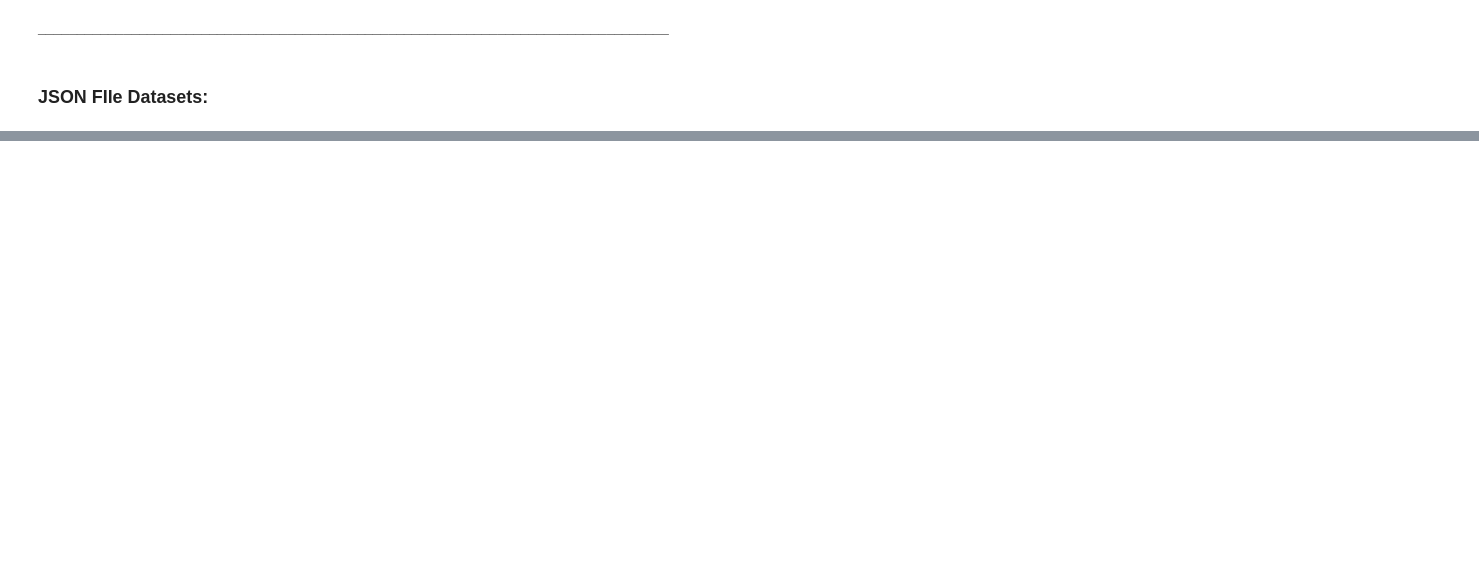
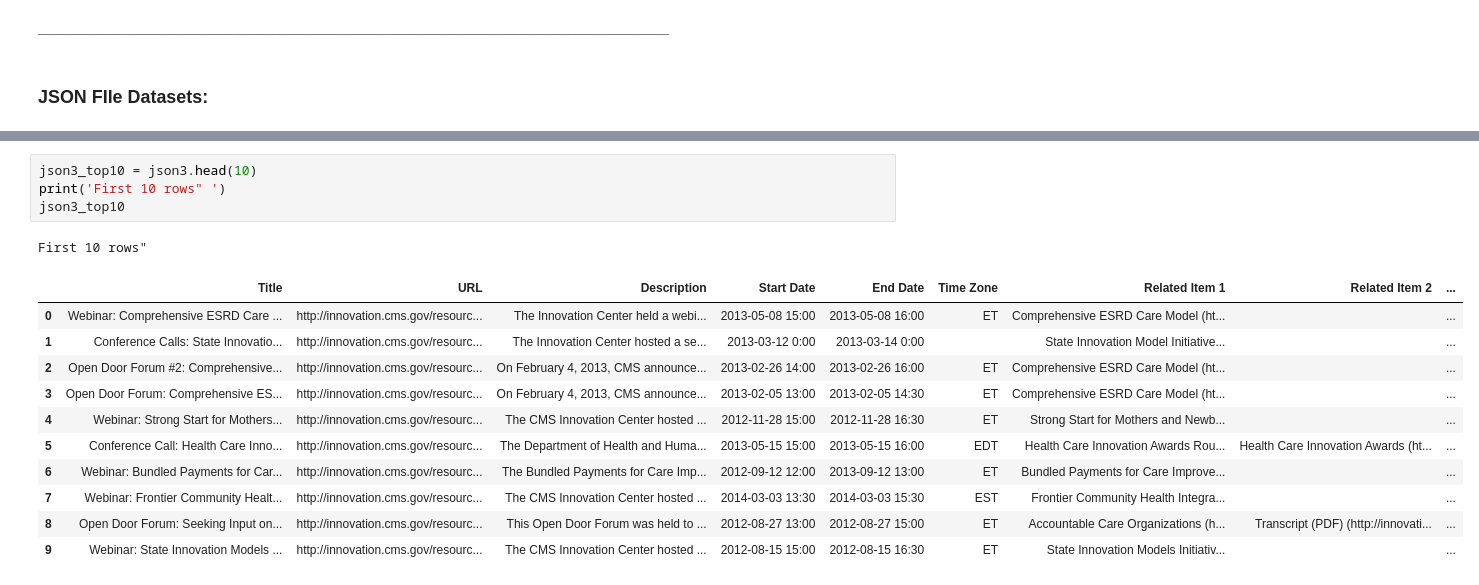
Before and after one commit to c-susan/datasci_1_loading, a Jupyter notebook: hha507_assignment1.ipynb, the cells around one changed output, grey strips where cells are left out. Cells and saved outputs as stored; diff of their text form; blank space fills up the shorter version.

```diff
--- a/hha507_assignment1.ipynb
+++ b/hha507_assignment1.ipynb
@@ -142,0 +348,17 @@ First 10 rows:
+# %%
+json3_top10 = json3.head(10)
+print('First 10 rows" ')
+json3_top10
+# %% [output]
+First 10 rows"
+|  | Title | URL | Description | Start Date | End Date | Time Zone | Related Item 1 | Related Item 2 | ... |
+| 0 | Webinar: Comprehensive ESRD Care ... | http://innovation.cms.gov/resourc... | The Innovation Center held a webi... | 2013-05-08 15:00 | 2013-05-08 16:00 | ET | Comprehensive ESRD Care Model (ht... |  | ... |
+| 1 | Conference Calls: State Innovatio... | http://innovation.cms.gov/resourc... | The Innovation Center hosted a se... | 2013-03-12 0:00 | 2013-03-14 0:00 |  | State Innovation Model Initiative... |  | ... |
+| 2 | Open Door Forum #2: Comprehensive... | http://innovation.cms.gov/resourc... | On February 4, 2013, CMS announce... | 2013-02-26 14:00 | 2013-02-26 16:00 | ET | Comprehensive ESRD Care Model (ht... |  | ... |
+| 3 | Open Door Forum: Comprehensive ES... | http://innovation.cms.gov/resourc... | On February 4, 2013, CMS announce... | 2013-02-05 13:00 | 2013-02-05 14:30 | ET | Comprehensive ESRD Care Model (ht... |  | ... |
+| 4 | Webinar: Strong Start for Mothers... | http://innovation.cms.gov/resourc... | The CMS Innovation Center hosted ... | 2012-11-28 15:00 | 2012-11-28 16:30 | ET | Strong Start for Mothers and Newb... |  | ... |
+| 5 | Conference Call: Health Care Inno... | http://innovation.cms.gov/resourc... | The Department of Health and Huma... | 2013-05-15 15:00 | 2013-05-15 16:00 | EDT | Health Care Innovation Awards Rou... | Health Care Innovation Awards (ht... | ... |
+| 6 | Webinar: Bundled Payments for Car... | http://innovation.cms.gov/resourc... | The Bundled Payments for Care Imp... | 2012-09-12 12:00 | 2013-09-12 13:00 | ET | Bundled Payments for Care Improve... |  | ... |
+| 7 | Webinar: Frontier Community Healt... | http://innovation.cms.gov/resourc... | The CMS Innovation Center hosted ... | 2014-03-03 13:30 | 2014-03-03 15:30 | EST | Frontier Community Health Integra... |  | ... |
+| 8 | Open Door Forum: Seeking Input on... | http://innovation.cms.gov/resourc... | This Open Door Forum was held to ... | 2012-08-27 13:00 | 2012-08-27 15:00 | ET | Accountable Care Organizations (h... | Transcript (PDF) (http://innovati... | ... |
+| 9 | Webinar: State Innovation Models ... | http://innovation.cms.gov/resourc... | The CMS Innovation Center hosted ... | 2012-08-15 15:00 | 2012-08-15 16:30 | ET | State Innovation Models Initiativ... |  | ... |
```
Also changed, not shown: parts of 26 cells of this notebook.
